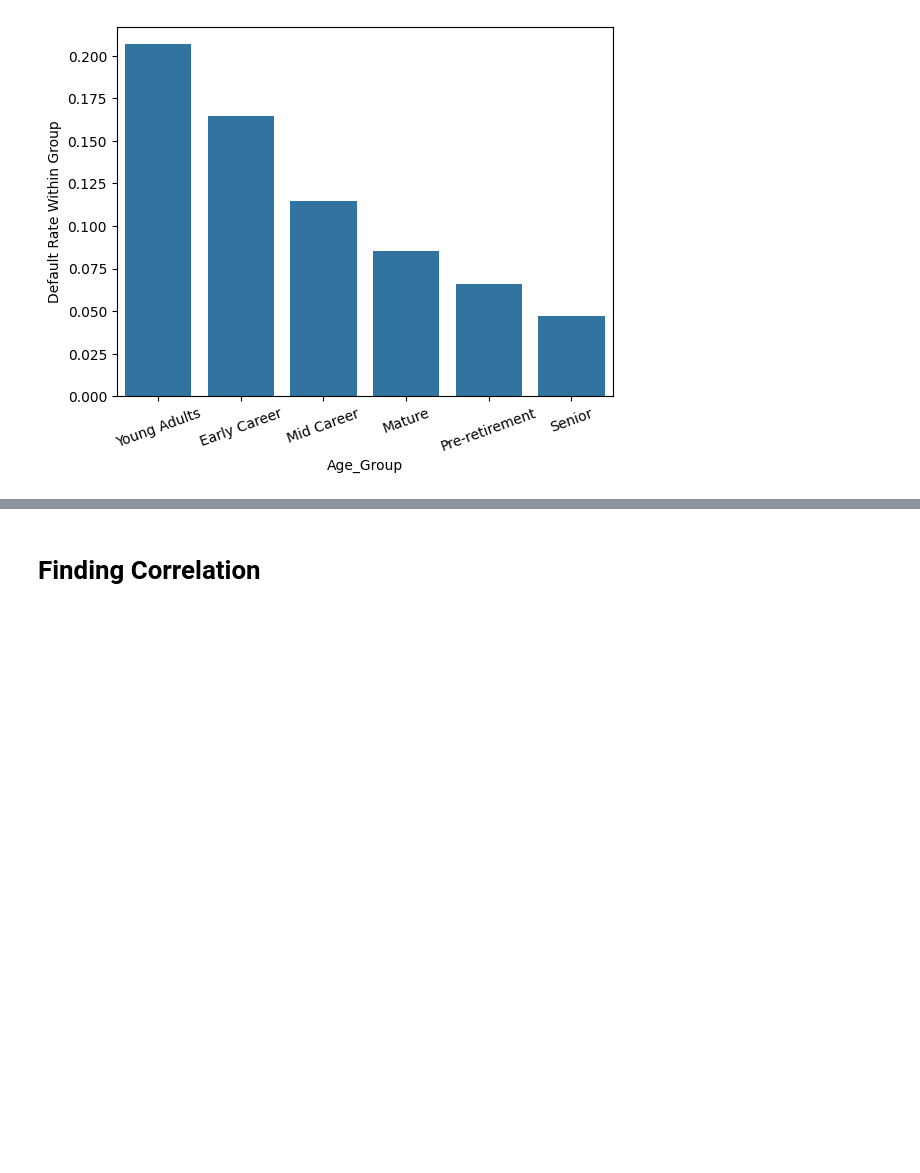
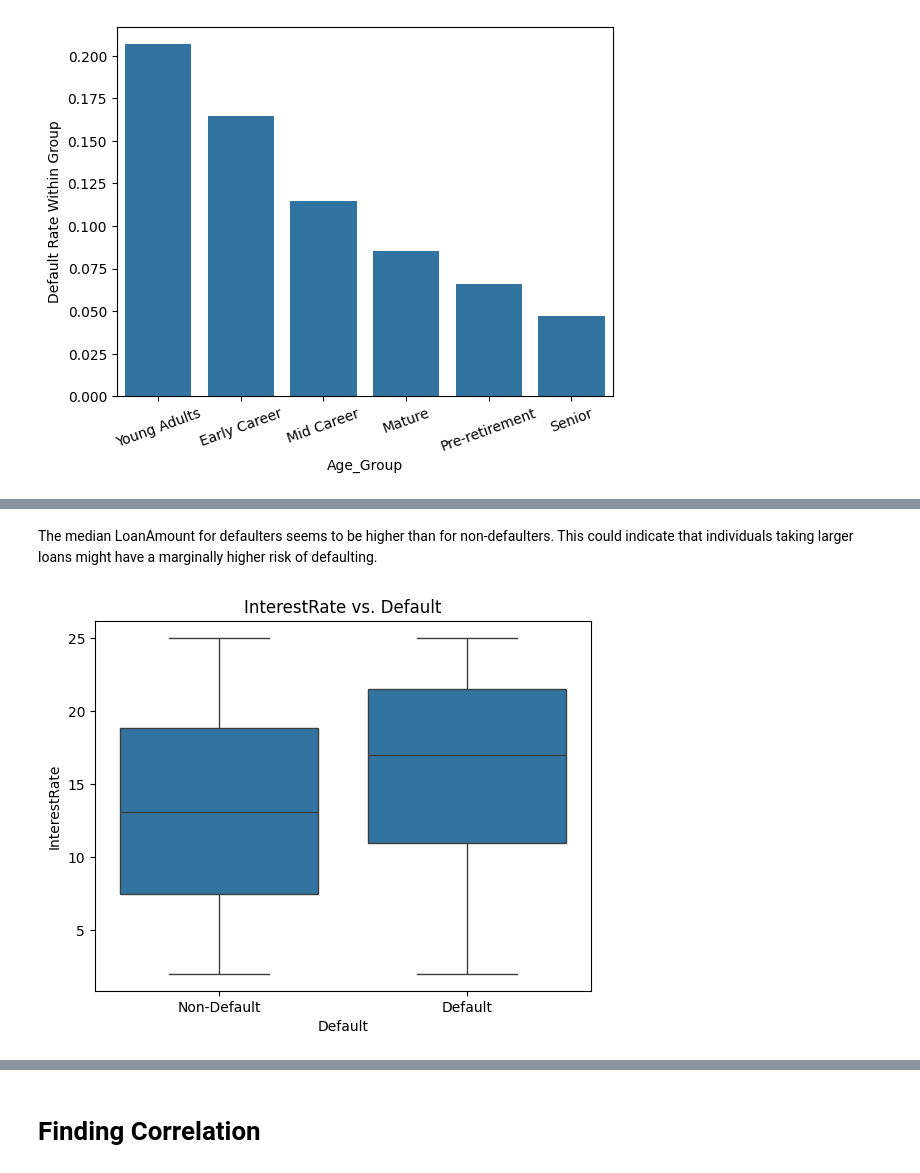
Before and after one commit to sapkale12345/Default-Loan-Prediction, a Jupyter notebook: Default_loan.ipynb, the cells around one changed output, grey strips where cells are left out. Cells and saved outputs as stored; diff of their text form; code cells hidden in the pictures; blank space fills up the shorter version.

```diff
--- a/Default_loan.ipynb
+++ b/Default_loan.ipynb
@@ -241,0 +262,10 @@ Senior                                     0.070046                   0.046930
+# %% [markdown]
+The median LoanAmount for defaulters seems to be higher than for non-defaulters. This could indicate that individuals taking larger loans might have a marginally higher risk of defaulting.
+# %%
+#InterestRate vs Default
+sns.boxplot(x='Default', y='InterestRate', data=df)
+plt.title('InterestRate vs. Default')
+plt.xticks([0, 1], ['Non-Default', 'Default'])
+plt.show()
+# %% [output]
+[figure, added]
```
Also changed, not shown: parts of 17 cells of this notebook.
